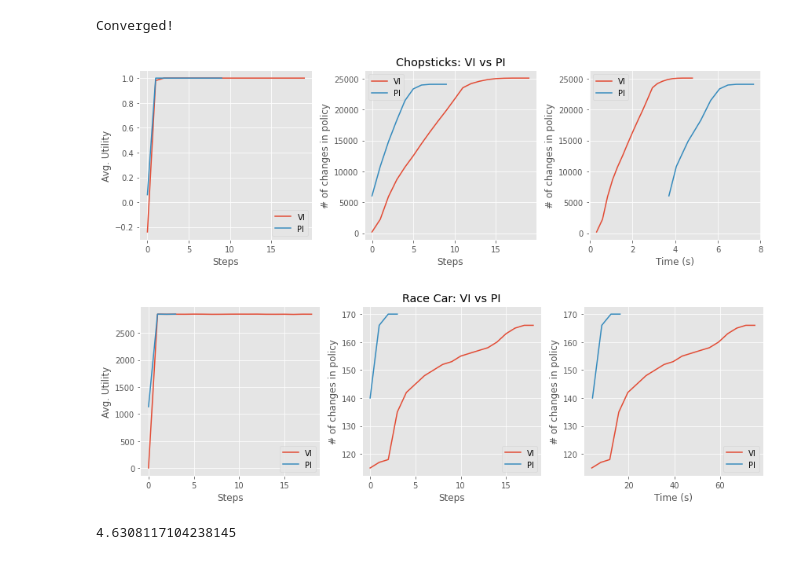
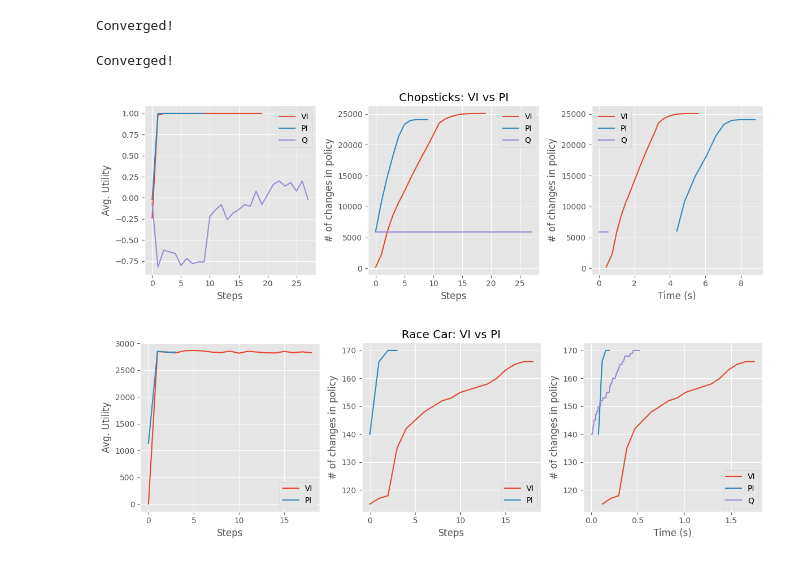
Before and after one commit to vinitjogani/mdp-solvers, a Jupyter notebook: experiments.ipynb, the cells around one changed output. Drawn from its saved outputs; the diff is of its cells as text; code cells hidden in the pictures.

Commit message:
Add Q-Learning

```diff
--- a/experiments.ipynb
+++ b/experiments.ipynb
@@ -27,3 +92,7 @@ env = environments.Chopsticks(12, 0.9)
 V12, P12, C12, R12, T12 = solver.policy_iteration(env)
 # %% [output]
 Converged!
+# %%
+fix_seed()
+env = environments.Chopsticks(12, 0.9)
+V13, P13, C13, R13, T13, _ = solver.q_learning(env, iters=100, eps=0.1, eps_decay=0.96, lr=0.1)
@@ -38,31 +109,40 @@ V22, P22, C22, R22, T22 = solver.policy_iteration(env)
 # %% [output]
 Converged!
+# %%
+fix_seed()
+env = environments.Racecar()
+V23, P23, C23, R23, T23, Q = solver.q_learning(env, iters=1000, eps=0.3, lr=0.1, rsims=1, eps_decay=0.97, replay_size=1_000_000)
+# %% [output]
+Converged!
 # %%
 fig, axs = plt.subplots(ncols=3, figsize=(12, 4))
 
 axs[1].set_title("Chopsticks: VI vs PI")
 
 axs[0].plot(R11, label="VI")
 axs[0].plot(R12, label="PI")
+axs[0].plot(R13, label="Q")
 axs[0].set_xlabel("Steps")
 axs[0].set_ylabel("Avg. Utility")
 axs[0].legend()
 
 axs[1].plot(np.cumsum(C11), label="VI")
 axs[1].plot(np.cumsum(C12), label="PI")
+axs[1].plot(np.cumsum(C13), label="Q")
 axs[1].set_xlabel("Steps")
 axs[1].set_ylabel("# of changes in policy")
 axs[1].legend()
 
 axs[2].plot(T11, np.cumsum(C11), label="VI")
 axs[2].plot(T12, np.cumsum(C12), label="PI")
+axs[2].plot(T13, np.cumsum(C13), label="Q")
 axs[2].set_xlabel("Time (s)")
 axs[2].set_ylabel("# of changes in policy")
 axs[2].legend()
 
 fig.tight_layout();
 # %% [output]
-[figure, old version]
+[figure, new version]
 # %%
 fig, axs = plt.subplots(ncols=3, figsize=(12, 4))
 
@@ -82,14 +162,11 @@ axs[1].legend()
 
 axs[2].plot(T21, np.cumsum(C21), label="VI")
 axs[2].plot(T22, np.cumsum(C22), label="PI")
+axs[2].plot(T23, np.cumsum(C23), label="Q")
 axs[2].set_xlabel("Time (s)")
 axs[2].set_ylabel("# of changes in policy")
 axs[2].legend()
 
 fig.tight_layout();
 # %% [output]
-[figure, old version]
+[figure, new version]
-# %%
-T21[-1]/T22[-1]
-# %% [output]
-4.6308117104238145
```
Also changed, not shown: parts of 14 cells of this notebook, 2 other files.
